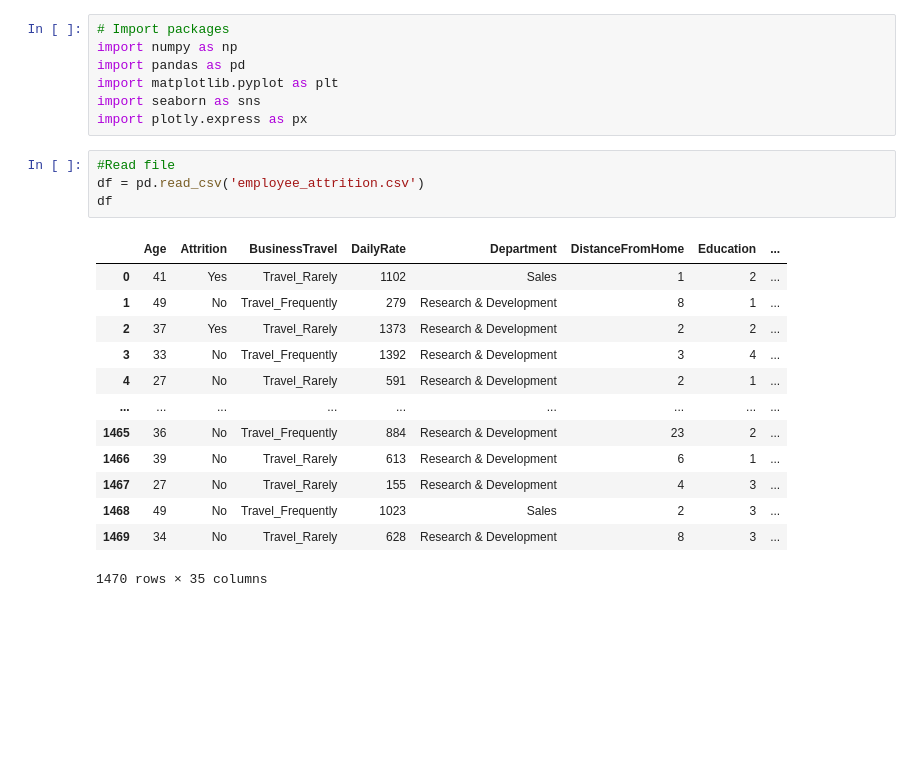
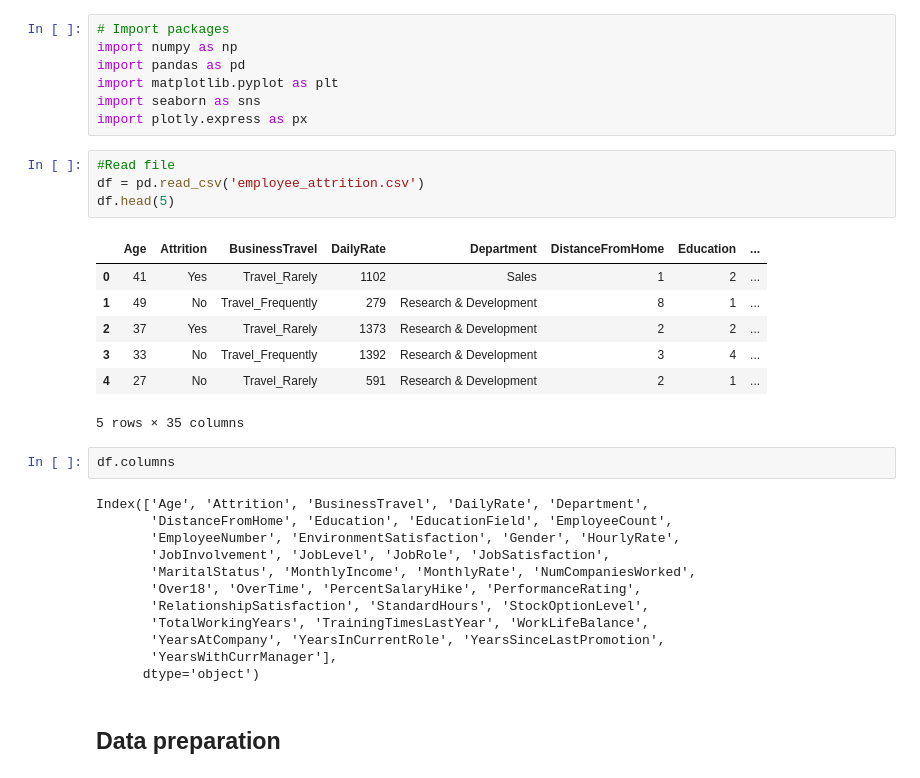
Before and after one commit to gemma-martinez/attrition_analysis, a Jupyter notebook: hr_analytics_prediction/hr_analytics.ipynb, the cells around one changed output. Drawn from its saved outputs; the diff is of its cells as text; blank space fills up the shorter version.

```diff
--- a/hr_analytics_prediction/hr_analytics.ipynb
+++ b/hr_analytics_prediction/hr_analytics.ipynb
@@ -14,18 +14,28 @@ import plotly.express as px
 # %%
 #Read file
 df = pd.read_csv('employee_attrition.csv')
-df
+df.head(5)
 # %% [output]
 |  | Age | Attrition | BusinessTravel | DailyRate | Department | DistanceFromHome | Education | ... |
 | 0 | 41 | Yes | Travel_Rarely | 1102 | Sales | 1 | 2 | ... |
 | 1 | 49 | No | Travel_Frequently | 279 | Research & Development | 8 | 1 | ... |
 | 2 | 37 | Yes | Travel_Rarely | 1373 | Research & Development | 2 | 2 | ... |
 | 3 | 33 | No | Travel_Frequently | 1392 | Research & Development | 3 | 4 | ... |
 | 4 | 27 | No | Travel_Rarely | 591 | Research & Development | 2 | 1 | ... |
-| ... | ... | ... | ... | ... | ... | ... | ... | ... |
-| 1465 | 36 | No | Travel_Frequently | 884 | Research & Development | 23 | 2 | ... |
-| 1466 | 39 | No | Travel_Rarely | 613 | Research & Development | 6 | 1 | ... |
-| 1467 | 27 | No | Travel_Rarely | 155 | Research & Development | 4 | 3 | ... |
-| 1468 | 49 | No | Travel_Frequently | 1023 | Sales | 2 | 3 | ... |
-| 1469 | 34 | No | Travel_Rarely | 628 | Research & Development | 8 | 3 | ... |
-1470 rows × 35 columns
+5 rows × 35 columns
+# %%
+df.columns
+# %% [output]
+Index(['Age', 'Attrition', 'BusinessTravel', 'DailyRate', 'Department',
+       'DistanceFromHome', 'Education', 'EducationField', 'EmployeeCount',
+       'EmployeeNumber', 'EnvironmentSatisfaction', 'Gender', 'HourlyRate',
+       'JobInvolvement', 'JobLevel', 'JobRole', 'JobSatisfaction',
+       'MaritalStatus', 'MonthlyIncome', 'MonthlyRate', 'NumCompaniesWorked',
+       'Over18', 'OverTime', 'PercentSalaryHike', 'PerformanceRating',
+       'RelationshipSatisfaction', 'StandardHours', 'StockOptionLevel',
+       'TotalWorkingYears', 'TrainingTimesLastYear', 'WorkLifeBalance',
+       'YearsAtCompany', 'YearsInCurrentRole', 'YearsSinceLastPromotion',
+       'YearsWithCurrManager'],
+      dtype='object')
+# %% [markdown]
+ ## Data preparation
```
Also changed, not shown: parts of 49 cells of this notebook.
